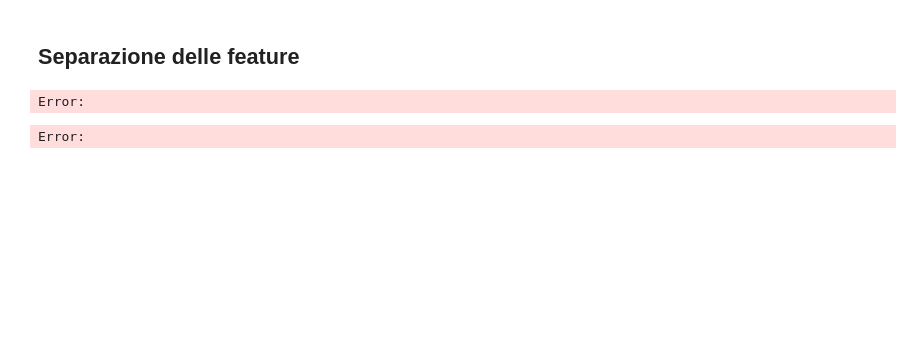
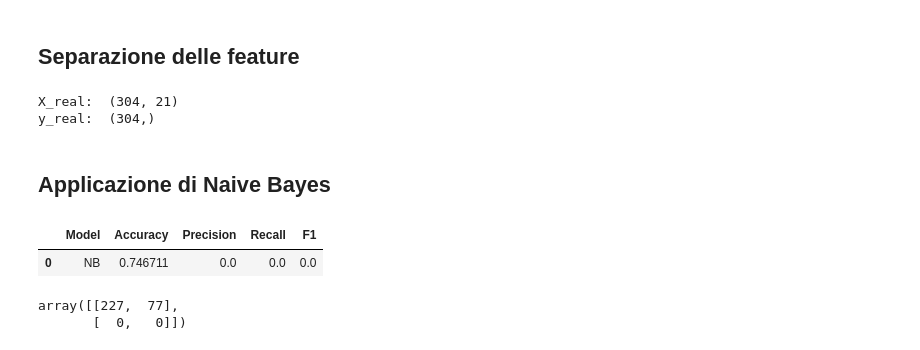
Before and after one commit to yuvisingh121/ML-Project-Uni2026, a Jupyter notebook: ML/notebooks/05_sklearn_models.ipynb, the cells around one changed output. Drawn from its saved outputs; the diff is of its cells as text; code cells hidden in the pictures; blank space fills up the shorter version.

```diff
--- a/ML/notebooks/05_sklearn_models.ipynb
+++ b/ML/notebooks/05_sklearn_models.ipynb
@@ -1041,10 +1121,34 @@ y_real = real_df["Diabetes_binary"]
 
 
 
-# print("X_real: ", X_real.shape)
+print("X_real: ", X_real.shape)
 print("y_real: ", y_real.shape)
 # %% [output]
-Error:
+X_real:  (304, 21)
+y_real:  (304,)
+# %% [markdown]
+## Applicazione di Naive Bayes
 # %%
+nb_pred_real = nb.predict(X_real)
-# %% [output]
-Error:
+# %%
+result_table = []
+# %%
+result_table.append({
+    "Model": "NB",
+    "Accuracy": accuracy_score(y_real, nb_pred_real),
+    "Precision": precision_score(y_real, nb_pred_real),
+    "Recall": recall_score(y_real, nb_pred_real),
+    "F1": f1_score(y_real, nb_pred_real)
+})
+# %%
+pd.DataFrame(result_table)
+# %% [output]
+|  | Model | Accuracy | Precision | Recall | F1 |
+| 0 | NB | 0.746711 | 0.0 | 0.0 | 0.0 |
+# %%
+from sklearn.metrics import confusion_matrix
+
+confusion_matrix(y_real,nb_pred_real)
+# %% [output]
+array([[227,  77],
+       [  0,   0]])
```
Also changed, not shown: parts of 41 cells of this notebook.
